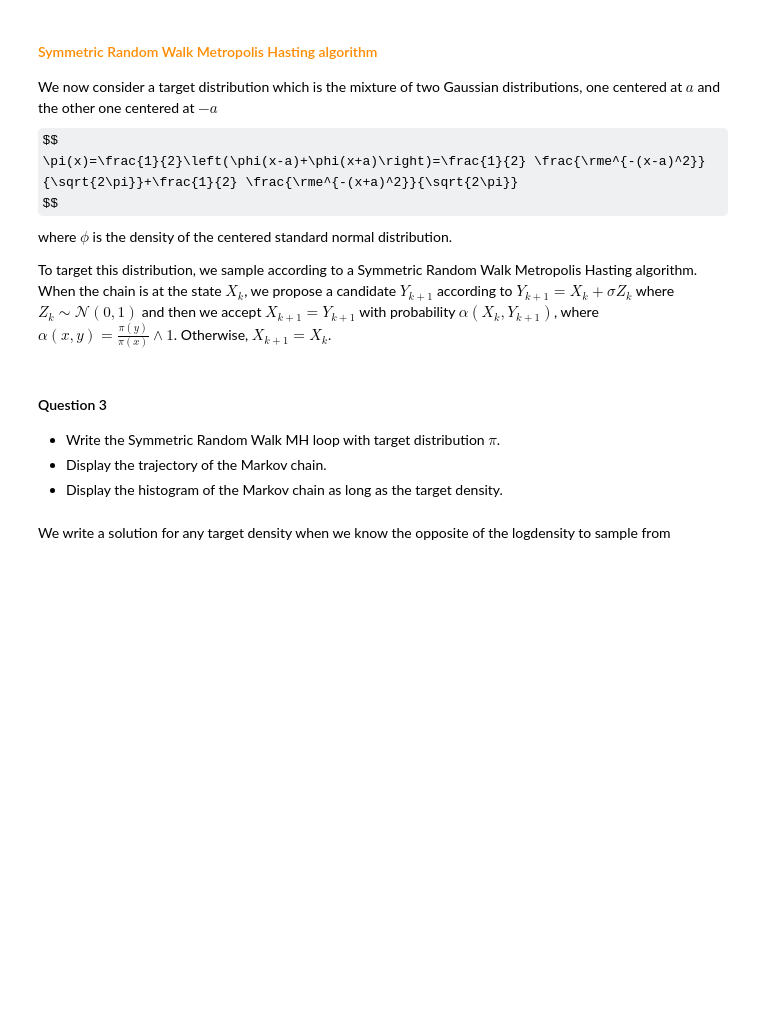
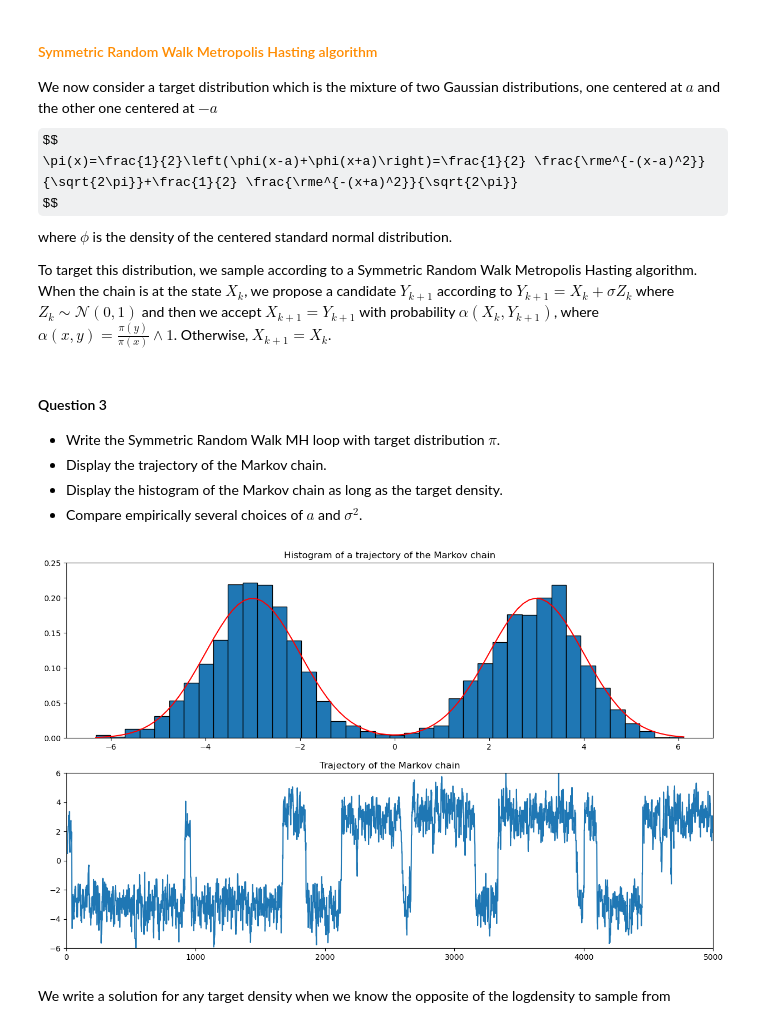
Before and after one commit to sylvainlc/22_ComputationalStat, a Jupyter notebook: Lab/5_mcmc_mh.ipynb, the cells around one changed output. Drawn from its saved outputs; the diff is of its cells as text; code cells hidden in the pictures; some formulas as TeX source; blank space fills up the shorter version.

```diff
--- a/Lab/5_mcmc_mh.ipynb
+++ b/Lab/5_mcmc_mh.ipynb
@@ -73,6 +77,41 @@ To target this distribution, we sample according to a Symmetric Random Walk Metr
 - Write the Symmetric Random Walk MH loop with target distribution $\pi$.
 - Display the trajectory of the Markov chain.
 - Display the histogram of the Markov chain as long as the target density.
+- Compare empirically several choices of $a$ and $\sigma^2$.
+# %%
+from IPython.display import HTML
+from matplotlib import animation, rc
+
+p = 5000
+a = 3
+
+mc = npr.randn()*np.ones(p)
+target_dist = lambda x,a: (np.exp(-(x-a)**2/2)+np.exp(-(x+a)**2/2))/np.sqrt(8*pi)
+
+samples = []
+for i in range(p-1):
+    v = npr.randn()
+    alpha = target_dist(mc[i]+v,a)/target_dist(mc[i],a)
+    mc[i+1] = mc[i]
+    if (npr.rand()<alpha):
+        mc[i+1] += v
+
+s = np.cumsum(mc)/np.arange(1,p+1)
+x = np.linspace(min(mc),max(mc),100)
+
+fig, ax = plt.subplots(2,1, figsize=(15,9))
+ax[0].cla()
+ax[0].set_ylim(0, 0.25)
+ax[0].hist(mc,bins = 40, density = True, edgecolor = "black")
+ax[0].plot(x,target_dist(x,a),color="red")
+ax[0].set_title("Histogram of a trajectory of the Markov chain")
+ax[1].cla()
+ax[1].set_xlim(0,p)
+ax[1].set_ylim(-6,6)
+ax[1].plot(mc)
+ax[1].set_title("Trajectory of the Markov chain");
+# %% [output]
+[figure, added]
 # %%
 def multi_gauss_logpdf(mu, sigma):
     """
```
Also changed, not shown: parts of 3 cells of this notebook, 1 other file.
